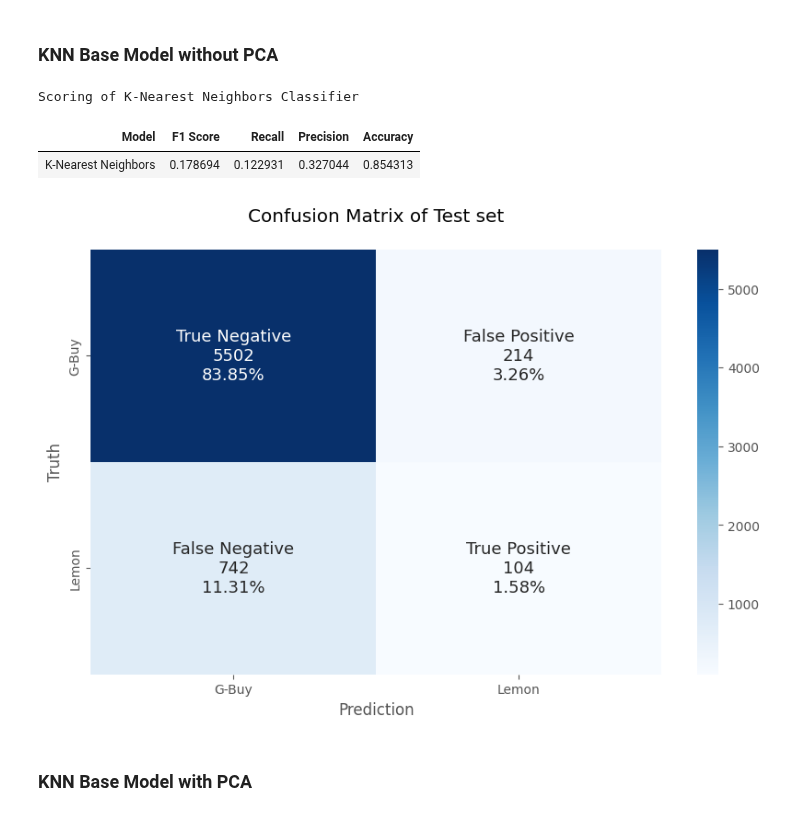
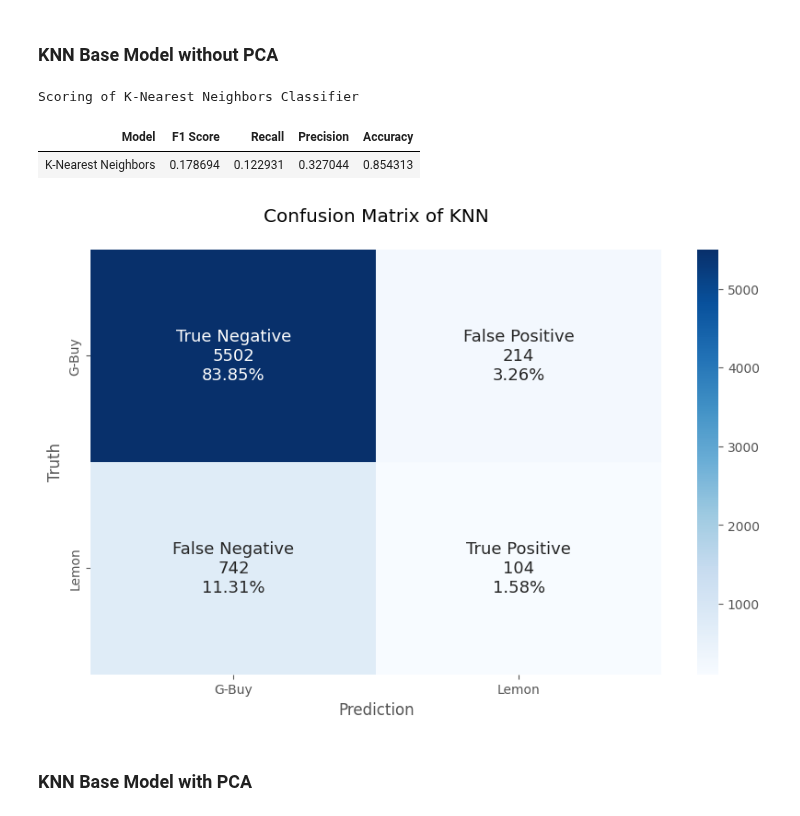
Before and after one commit to Joe-ElM/Used-Cars-Sales, a Jupyter notebook: Notebooks/KNN_Base_Model.ipynb, the cells around one changed output. Saved outputs shown, nothing was run; the diff lists cells and outputs as text; code cells hidden in the pictures.

```diff
--- a/Notebooks/KNN_Base_Model.ipynb
+++ b/Notebooks/KNN_Base_Model.ipynb
@@ -143,12 +143,12 @@ knn_metrics = pd.DataFrame({
 # %%
 print('Scoring of K-Nearest Neighbors Classifier\n')
 display(knn_metrics.style.hide())
-Confusion_Matrix_Func(y_test, pred_knn)
+Confusion_Matrix_Func(y_test, pred_knn, 'KNN')
 # %% [output]
 Scoring of K-Nearest Neighbors Classifier
 | Model | F1 Score | Recall | Precision | Accuracy |
 | K-Nearest Neighbors | 0.178694 | 0.122931 | 0.327044 | 0.854313 |
-[figure, old version]
+[figure, new version]
 # %% [markdown]
 ### KNN Base Model with PCA
 # %%
```
Also changed, not shown: parts of 8 cells of this notebook, 11 other files.
